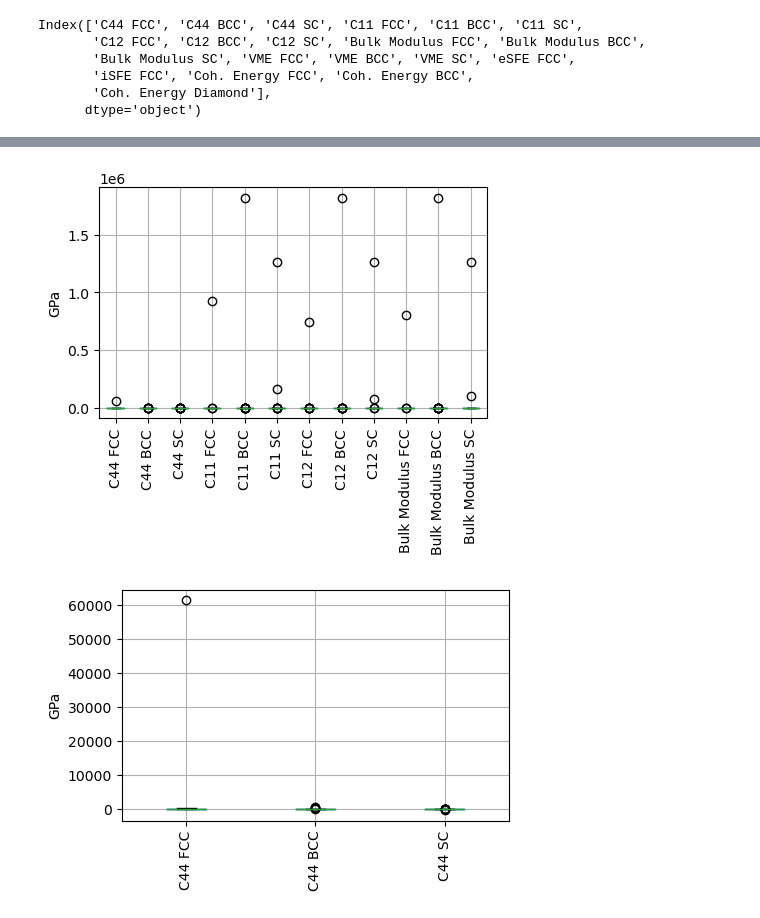
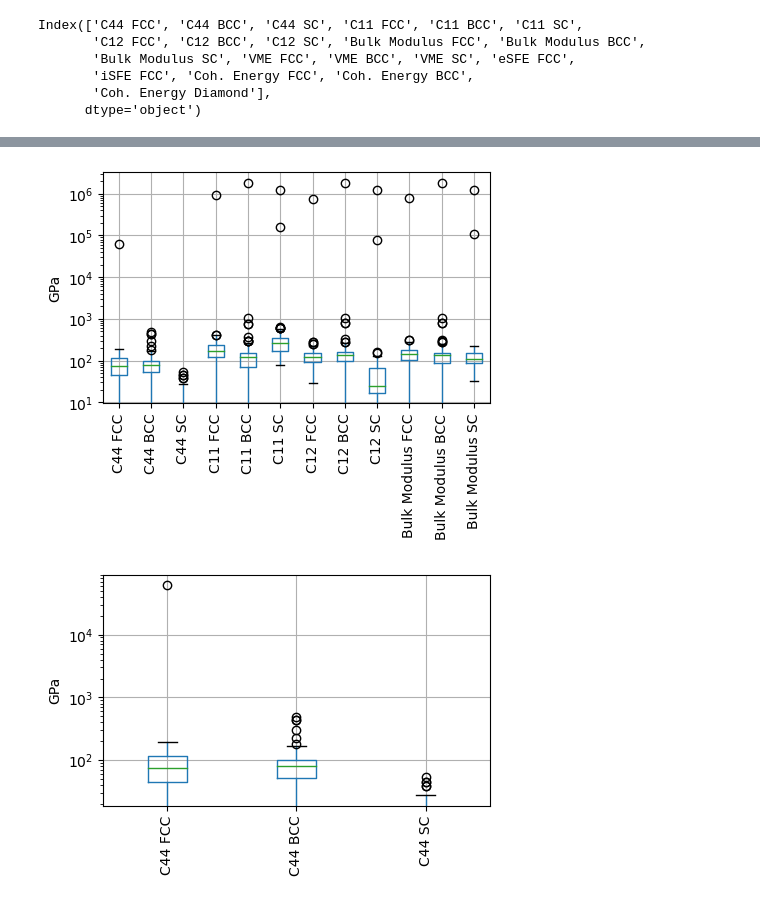
Before and after one commit to bjasperson/strength_covariance, a Jupyter notebook: experiments/240420_outlier_eval.ipynb, the cells around one changed output, grey strips where cells are left out. Cells and saved outputs as stored; diff of their text form; code cells hidden in the pictures.

```diff
--- a/experiments/240420_outlier_eval.ipynb
+++ b/experiments/240420_outlier_eval.ipynb
@@ -68,22 +70,24 @@ plt.show()
 # %%
 ax = df.boxplot(['C44 FCC','C44 BCC','C44 SC',
                  'C11 FCC','C11 BCC','C11 SC',
                  'C12 FCC','C12 BCC','C12 SC',
                  'Bulk Modulus FCC', 'Bulk Modulus BCC', 'Bulk Modulus SC'],
                  rot=90,
                  figsize = (5,3))
 ax.set_ylabel('GPa')
+ax.set_yscale('log')
 plt.savefig("../figures/si/bp_ec.pdf",bbox_inches = 'tight')
 plt.show()
 # %% [output]
-[figure, old version]
+[figure, new version]
 # %%
 ax = df.boxplot(['C44 FCC','C44 BCC','C44 SC',
                  ],
                  rot=90,
                  figsize = (5,3))
 ax.set_ylabel('GPa')
+ax.set_yscale('log')
 plt.savefig("../figures/si/bp_c44.pdf",bbox_inches = 'tight')
 plt.show()
 # %% [output]
-[figure, old version]
+[figure, new version]
```
Also changed, not shown: parts of 2 cells of this notebook, 3 other files.
